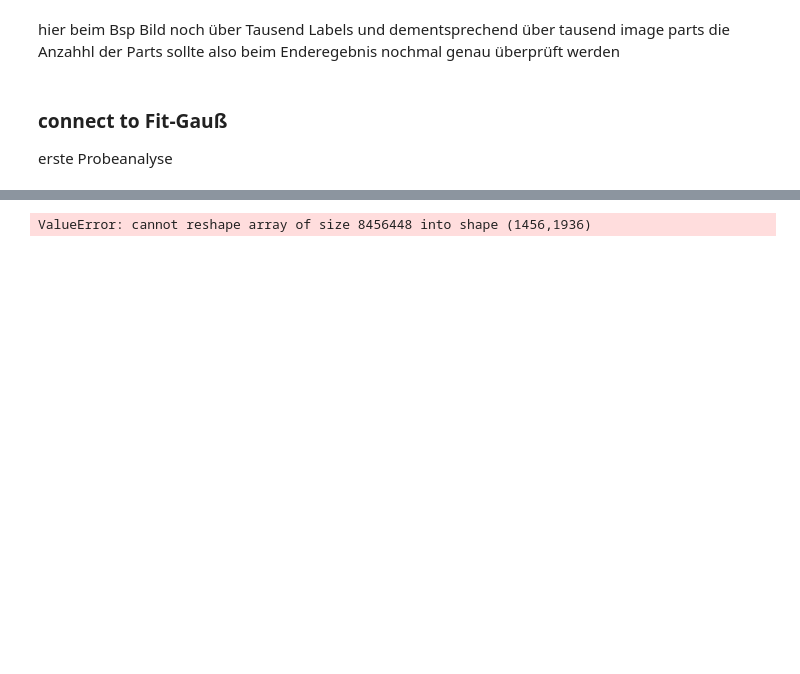
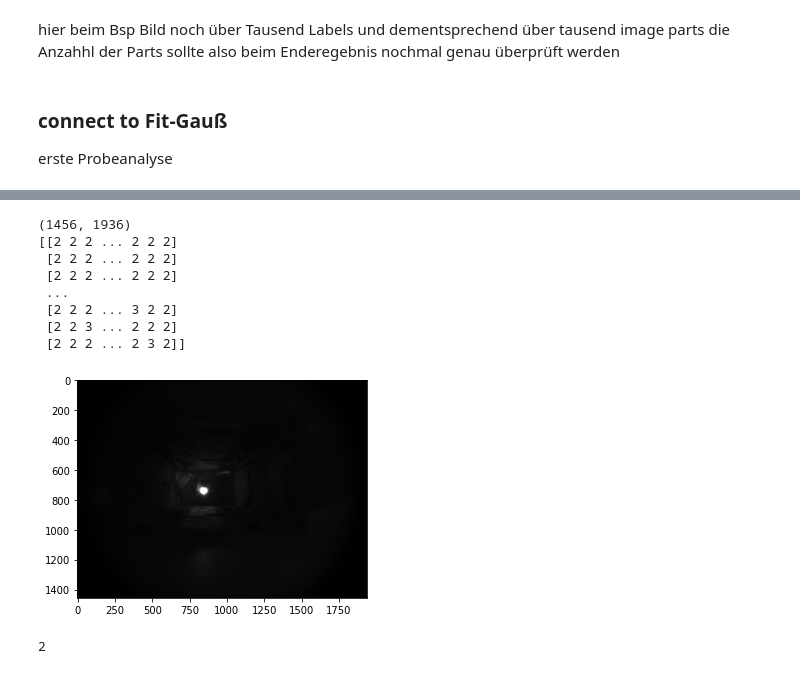
Before and after one commit to claryguru/BA_epics_camera, a Jupyter notebook: Jupiter/Datenanalyse.ipynb, the cells around one changed output, grey strips where cells are left out. Saved outputs shown, nothing was run; the diff lists cells and outputs as text; code cells hidden in the pictures; blank space fills up the shorter version.

```diff
--- a/Jupiter/Datenanalyse.ipynb
+++ b/Jupiter/Datenanalyse.ipynb
@@ -269,28 +255,42 @@ uint8
 [figure]
-# %%
-# reshape image
-import numpy as np
-img1 = cv2.imread('opencvlogo.png')
-row,col,ch = img1.shape
-g = [ ]  #the list in which we will stuff single grayscale pixel value inplace of 3 RBG values
-#this function converts each RGB pixel value into single Grayscale pixel value and appends that value to list 'g'
-def rgb2gray(Img):
-    global g
-    row,col,CHANNEL = Img.shape
-    for i in range(row) :
-        for j in range(col):
-        a =      (   Img[i,j,0]*0.07  +  Img[i,j,1]*0.72 +    Img[i,j,2] *0.21   ) #the algorithm i used id , G =  B*0.07 + G*0.72 + R* 0.21
-                                                                                   #I found it online
-        g.append(a)
-rgb2gray(img1)  #convert the img1 into grayscale
-gr = np.array(g)
-# %% [output]
-ValueError: cannot reshape array of size 8456448 into shape (1456,1936)
+# %%
+# reshape image, nachdem es nach dem Laden ausversehen in allen rgb Farben das gleiche stehen hat
+
+def rgb2gray(Img):
+    row,col,ch = Img.shape
+    g = [ ]
+    for i in range(row) :
+        a = []
+        for j in range(col):
+            a.append(Img[i,j,0])
+        g.append(a)
+    gr = np.array(g)
+    return gr
+
+grIm = rgb2gray(im)
+print(grIm.shape)
+print(grIm)
+plt.imshow(grIm, cmap='gray')
+plt.show()
+# %% [output]
+(1456, 1936)
+[[2 2 2 ... 2 2 2]
+ [2 2 2 ... 2 2 2]
+ [2 2 2 ... 2 2 2]
+ ...
+ [2 2 2 ... 3 2 2]
+ [2 2 3 ... 2 2 2]
+ [2 2 2 ... 2 3 2]]
+[figure, added]
 # %%
 ####label areas
 
 #schwellwert finden
-scipy.stats.mode(handy_light)[0][0][0]
+scipy.stats.mode(grIm)[0][0][0]
+
+#weitere Überlegung: outliers durch median filter ausbügeln
+# %% [output]
+2
 # %%
 ####bestimme entscheidende area und benutze nur noch die area of interest
 ####hier area of interest manuell, später mit algorithmus finden
```
Also changed, not shown: parts of 4 cells of this notebook.
